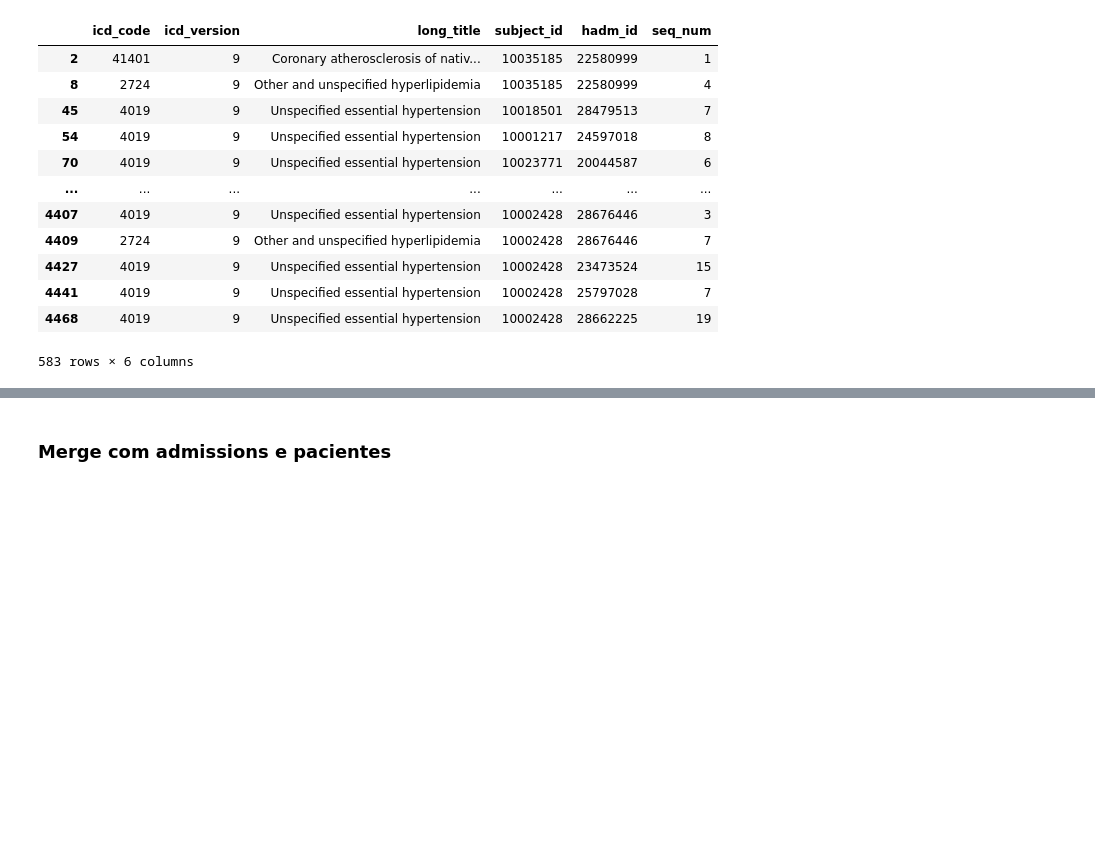
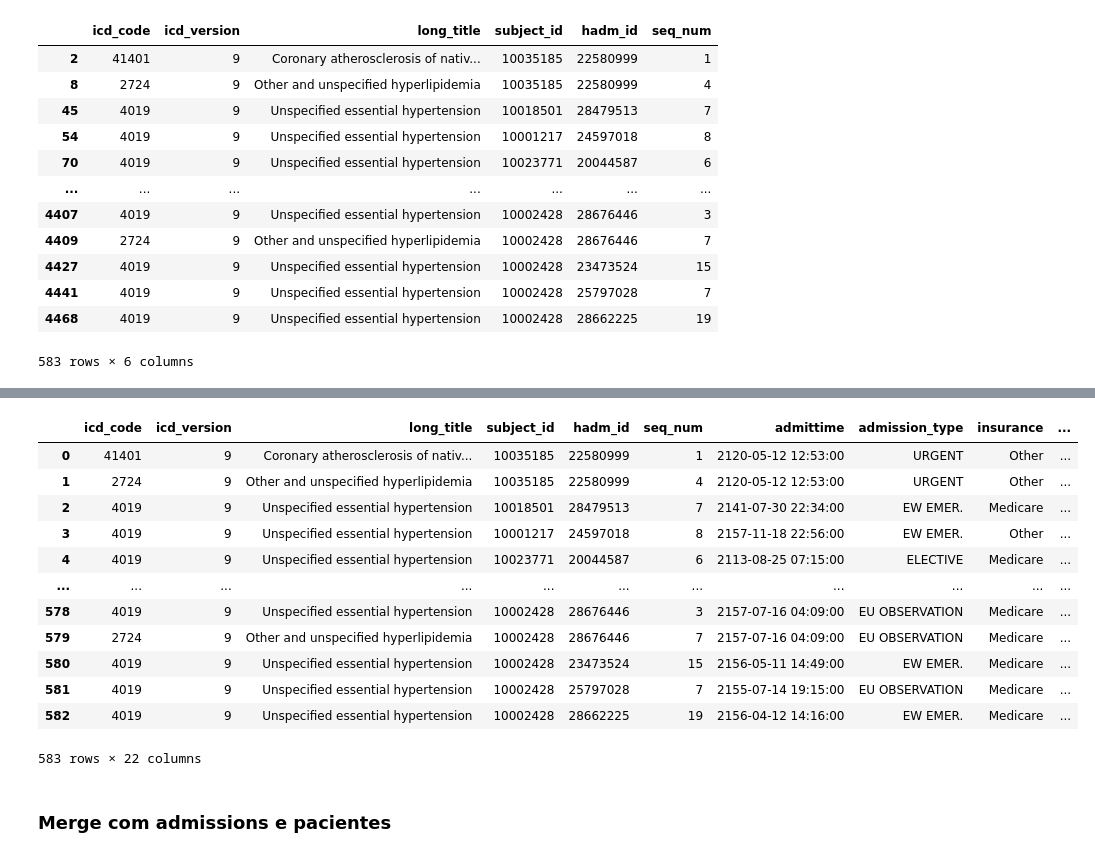
Before and after one commit to CatarinaCosta02/Master_Thesis, a Jupyter notebook: profiling/diagnosis.ipynb, the cells around one changed output, grey strips where cells are left out. Cells and saved outputs as stored; diff of their text form; code cells hidden in the pictures; blank space fills up the shorter version.

```diff
--- a/profiling/diagnosis.ipynb
+++ b/profiling/diagnosis.ipynb
@@ -696,0 +470,24 @@ display(df)
+# %%
+# merge entre df e os pacientes
+
+df_final = df.merge(
+    patients[['subject_id', 'anchor_age', 'dod (day of death)', 'anchor_year', 'anchor_year_group']],
+    on='subject_id',
+    how='left'
+)
+
+display(df_final)
+# %% [output]
+|  | icd_code | icd_version | long_title | subject_id | hadm_id | seq_num | admittime | admission_type | insurance | ... |
+| 0 | 41401 | 9 | Coronary atherosclerosis of nativ... | 10035185 | 22580999 | 1 | 2120-05-12 12:53:00 | URGENT | Other | ... |
+| 1 | 2724 | 9 | Other and unspecified hyperlipidemia | 10035185 | 22580999 | 4 | 2120-05-12 12:53:00 | URGENT | Other | ... |
+| 2 | 4019 | 9 | Unspecified essential hypertension | 10018501 | 28479513 | 7 | 2141-07-30 22:34:00 | EW EMER. | Medicare | ... |
+| 3 | 4019 | 9 | Unspecified essential hypertension | 10001217 | 24597018 | 8 | 2157-11-18 22:56:00 | EW EMER. | Other | ... |
+| 4 | 4019 | 9 | Unspecified essential hypertension | 10023771 | 20044587 | 6 | 2113-08-25 07:15:00 | ELECTIVE | Medicare | ... |
+| ... | ... | ... | ... | ... | ... | ... | ... | ... | ... | ... |
+| 578 | 4019 | 9 | Unspecified essential hypertension | 10002428 | 28676446 | 3 | 2157-07-16 04:09:00 | EU OBSERVATION | Medicare | ... |
+| 579 | 2724 | 9 | Other and unspecified hyperlipidemia | 10002428 | 28676446 | 7 | 2157-07-16 04:09:00 | EU OBSERVATION | Medicare | ... |
+| 580 | 4019 | 9 | Unspecified essential hypertension | 10002428 | 23473524 | 15 | 2156-05-11 14:49:00 | EW EMER. | Medicare | ... |
+| 581 | 4019 | 9 | Unspecified essential hypertension | 10002428 | 25797028 | 7 | 2155-07-14 19:15:00 | EU OBSERVATION | Medicare | ... |
+| 582 | 4019 | 9 | Unspecified essential hypertension | 10002428 | 28662225 | 19 | 2156-04-12 14:16:00 | EW EMER. | Medicare | ... |
+583 rows × 22 columns
```
Also changed, not shown: parts of 15 cells of this notebook.
